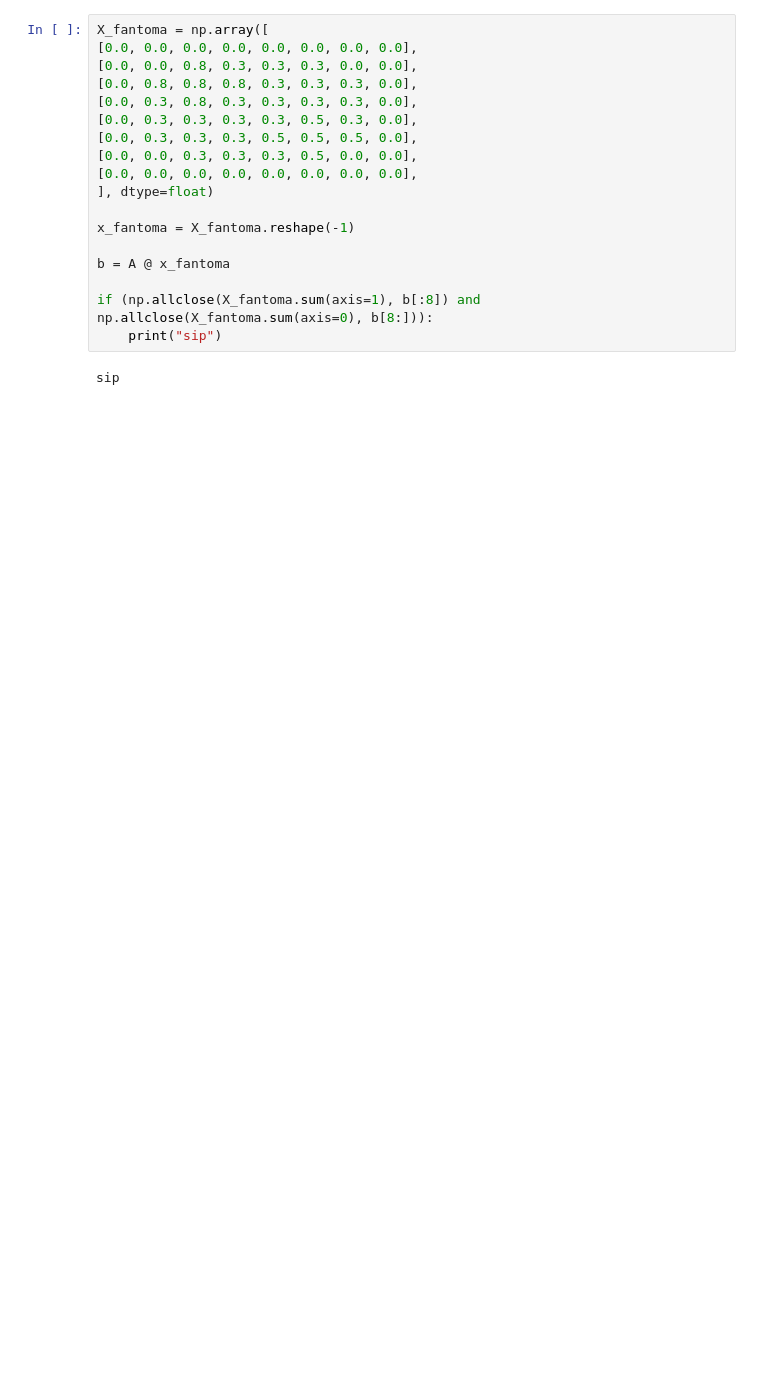
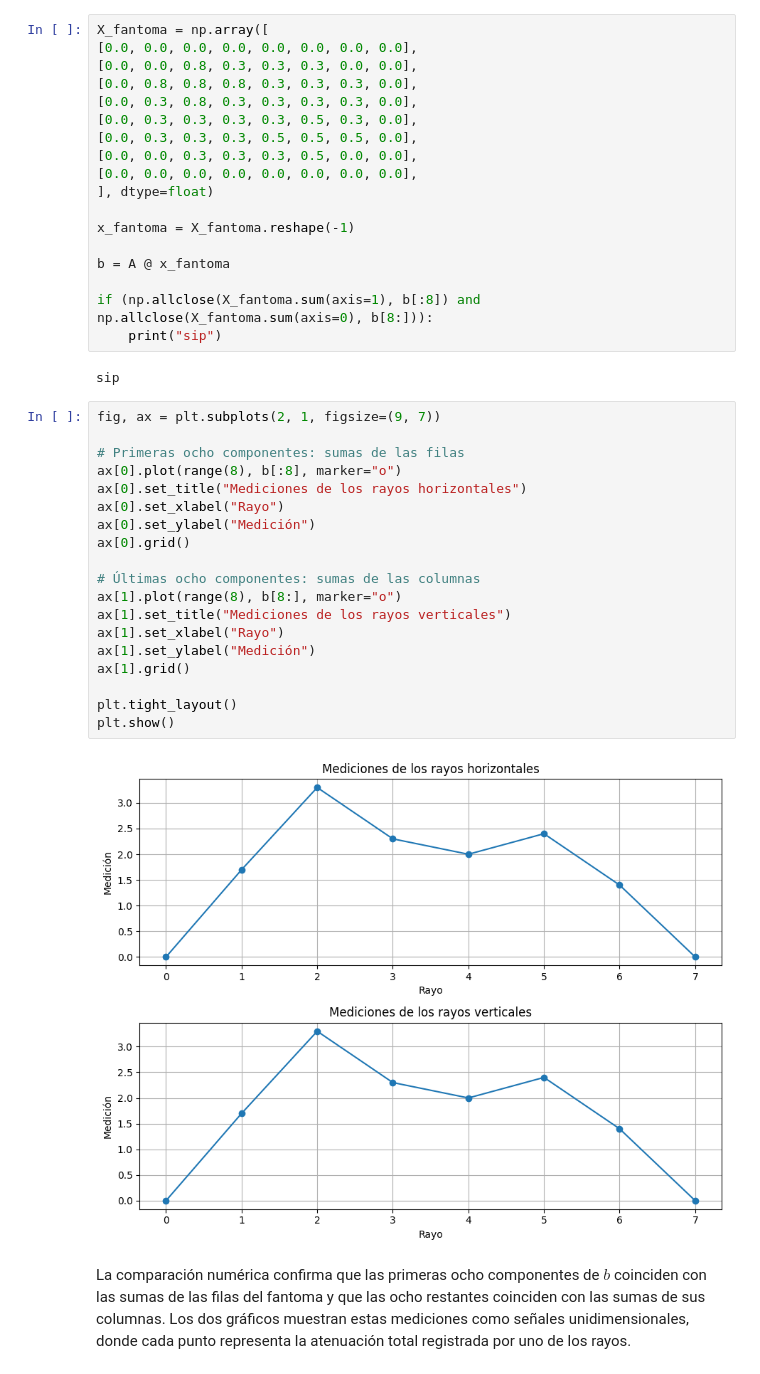
Before and after one commit to maialonso/TP-MetodosComputacionales, a Jupyter notebook: ej3.ipynb, the cells around one changed output. Drawn from its saved outputs; the diff is of its cells as text; blank space fills up the shorter version.

```diff
--- a/ej3.ipynb
+++ b/ej3.ipynb
@@ -78,3 +98,26 @@ if (np.allclose(X_fantoma.sum(axis=1), b[:8]) and np.allclose(X_fantoma.sum(axis
     print("sip")
 # %% [output]
 sip
+# %%
+fig, ax = plt.subplots(2, 1, figsize=(9, 7))
+
+# Primeras ocho componentes: sumas de las filas
+ax[0].plot(range(8), b[:8], marker="o")
+ax[0].set_title("Mediciones de los rayos horizontales")
+ax[0].set_xlabel("Rayo")
+ax[0].set_ylabel("Medición")
+ax[0].grid()
+
+# Últimas ocho componentes: sumas de las columnas
+ax[1].plot(range(8), b[8:], marker="o")
+ax[1].set_title("Mediciones de los rayos verticales")
+ax[1].set_xlabel("Rayo")
+ax[1].set_ylabel("Medición")
+ax[1].grid()
+
+plt.tight_layout()
+plt.show()
+# %% [output]
+[figure, added]
+# %% [markdown]
+La comparación numérica confirma que las primeras ocho componentes de $b$ coinciden con las sumas de las filas del fantoma y que las ocho restantes coinciden con las sumas de sus columnas. Los dos gráficos muestran estas mediciones como señales unidimensionales, donde cada punto representa la atenuación total registrada por uno de los rayos.
```
Also changed, not shown: parts of 6 cells of this notebook.
